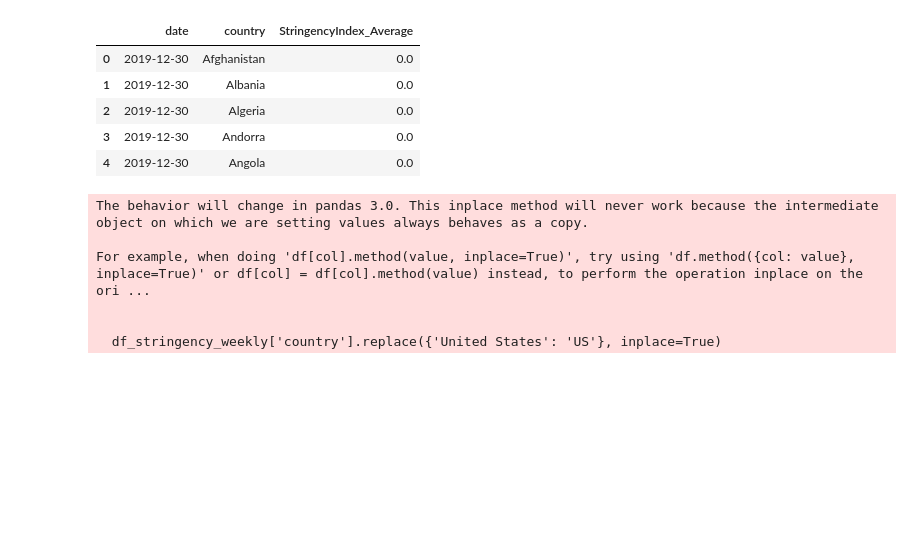
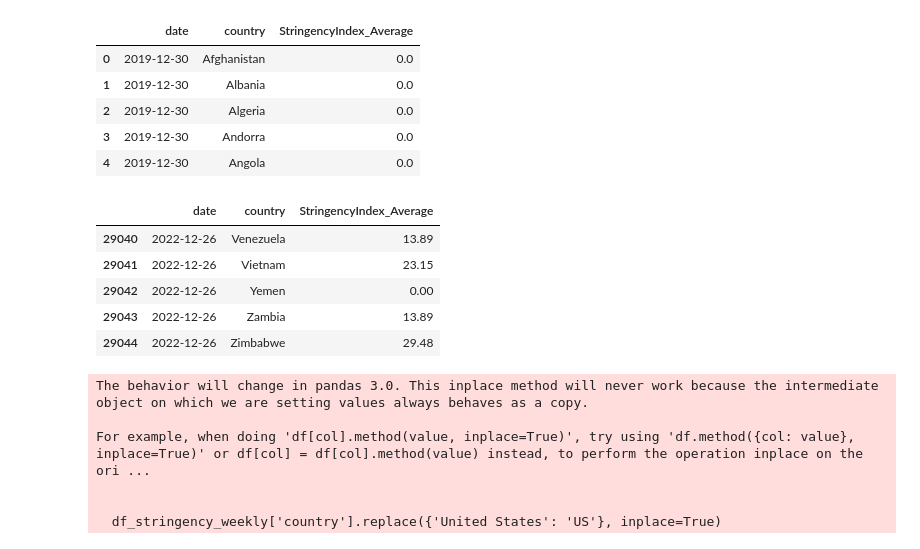
Before and after one commit to danielgvb/thesis, a Jupyter notebook: Data/xx_merging_steps.ipynb, the cells around one changed output. Drawn from its saved outputs; the diff is of its cells as text; code cells hidden in the pictures; blank space fills up the shorter version.

```diff
--- a/Data/xx_merging_steps.ipynb
+++ b/Data/xx_merging_steps.ipynb
@@ -75,6 +75,15 @@ df_stringency_weekly.head()
 | 2 | 2019-12-30 | Algeria | 0.0 |
 | 3 | 2019-12-30 | Andorra | 0.0 |
 | 4 | 2019-12-30 | Angola | 0.0 |
+# %%
+df_stringency_weekly.tail()
+# %% [output]
+|  | date | country | StringencyIndex_Average |
+| 29040 | 2022-12-26 | Venezuela | 13.89 |
+| 29041 | 2022-12-26 | Vietnam | 23.15 |
+| 29042 | 2022-12-26 | Yemen | 0.00 |
+| 29043 | 2022-12-26 | Zambia | 13.89 |
+| 29044 | 2022-12-26 | Zimbabwe | 29.48 |
 # %%
 df_stringency_weekly['country'].replace({'United States': 'US'}, inplace=True)
 # %% [output]
```
Also changed, not shown: 7 other files.
